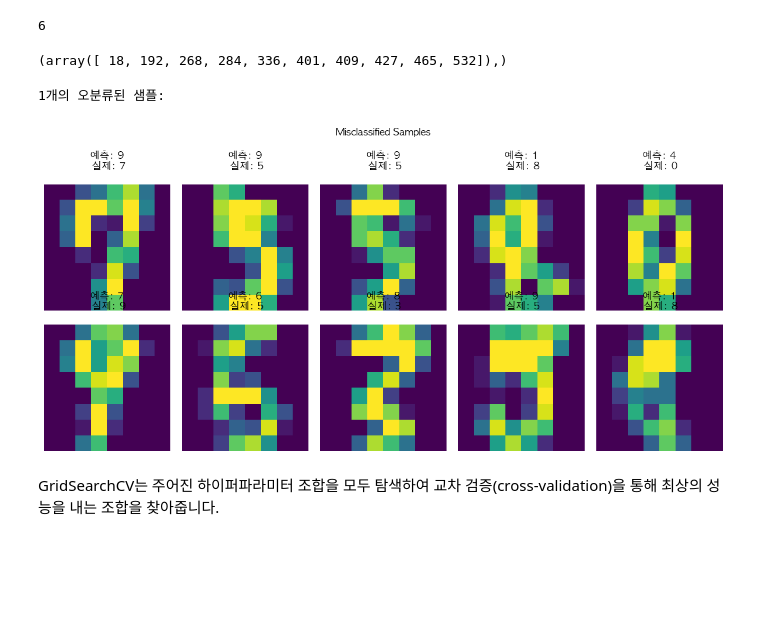
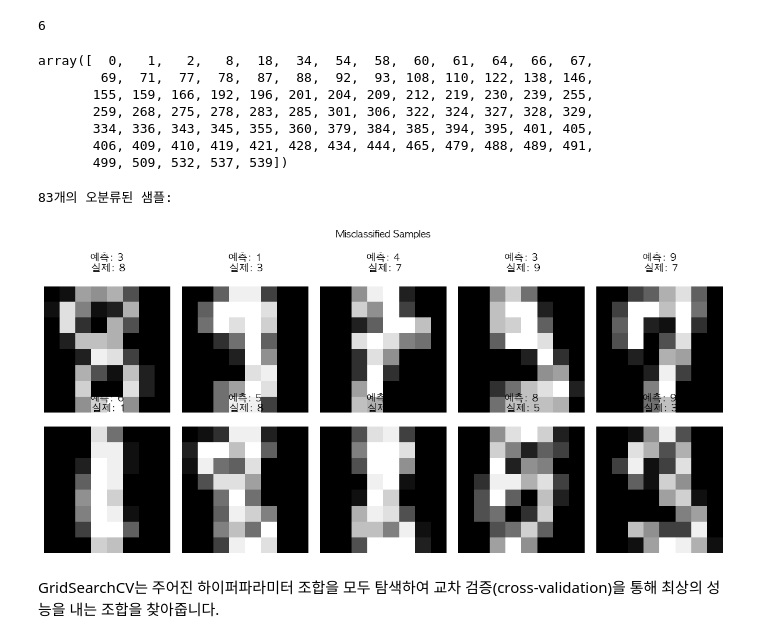
Before and after one commit to Ihan0316/ai_scool, a Jupyter notebook: 7월/7-21/07지도학습-분류-Digits-0.ipynb, the cells around one changed output. Saved outputs shown, nothing was run; the diff lists cells and outputs as text; code cells hidden in the pictures; blank space fills up the shorter version.

```diff
--- a/7월/7-21/07지도학습-분류-Digits-0.ipynb
+++ b/7월/7-21/07지도학습-분류-Digits-0.ipynb
@@ -234,27 +234,33 @@ digits['target'][532]
 6
 # %%
 # 예측이 틀린 경우만 찾기
-incorrect_indices = np.where(pred_test != y_test)
+incorrect_indices = np.where(pred_test != y_test)[0]
 incorrect_indices
 # %% [output]
-(array([ 18, 192, 268, 284, 336, 401, 409, 427, 465, 532]),)
+array([  0,   1,   2,   8,  18,  34,  54,  58,  60,  61,  64,  66,  67,
+        69,  71,  77,  78,  87,  88,  92,  93, 108, 110, 122, 138, 146,
+       155, 159, 166, 192, 196, 201, 204, 209, 212, 219, 230, 239, 255,
+       259, 268, 275, 278, 283, 285, 301, 306, 322, 324, 327, 328, 329,
+       334, 336, 343, 345, 355, 360, 379, 384, 385, 394, 395, 401, 405,
+       406, 409, 410, 419, 421, 428, 434, 444, 465, 479, 488, 489, 491,
+       499, 509, 532, 537, 539])
 # %%
 if len(incorrect_indices) > 0:
     print(f"\n{len(incorrect_indices)}개의 오분류된 샘플:")
     plt.figure(figsize=(12, 6))
-    for plot_index, wrong_index in enumerate(incorrect_indices[:10][0]): # 최대 10개만 시각화
+    for plot_index, wrong_index in enumerate(incorrect_indices[:10]): # 최대 10개만 시각화
         plt.subplot(2, 5, plot_index + 1)
-        plt.imshow(X_test[wrong_index].reshape(8,8))
+        plt.imshow(X_test[wrong_index].reshape(8,8), plt.cm.gray)
         plt.title(f"예측: {pred_test[wrong_index]}\n 실제: {y_test[wrong_index]}\n")
         plt.axis('off')
     plt.suptitle('Misclassified Samples')
     plt.tight_layout(rect=[0, 0.03, 1, 0.95]) # Adjust layout to prevent title overlap
     plt.show()
 else:
     print("\n모든 샘플이 올바르게 분류되었습니다!")
 # %% [output]
-1개의 오분류된 샘플:
+83개의 오분류된 샘플:
-[figure, old version]
+[figure, new version]
 # %% [markdown]
 GridSearchCV는 주어진 하이퍼파라미터 조합을 모두 탐색하여 교차 검증(cross-validation)을 통해 최상의 성능을 내는 조합을 찾아줍니다.
 # %% [markdown]
```
Also changed, not shown: parts of 8 cells of this notebook, 1 other file.
